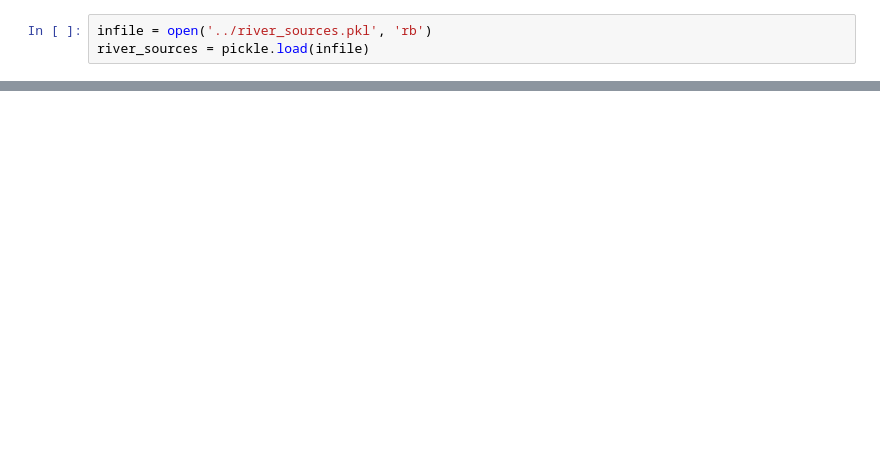
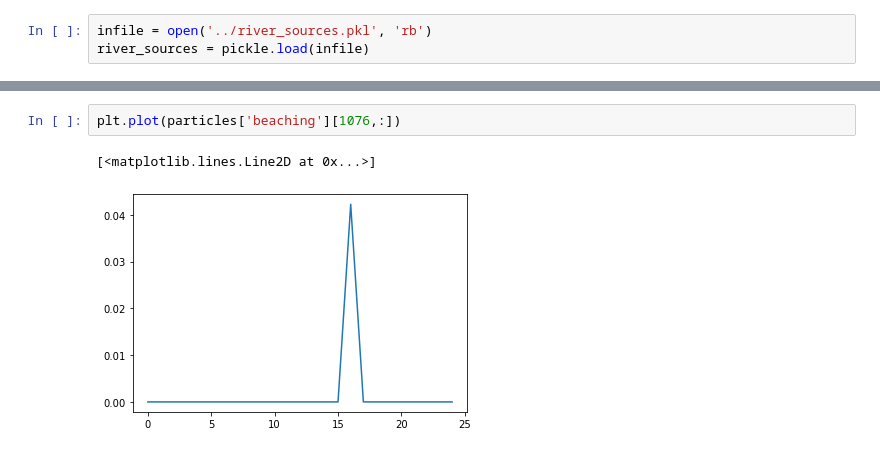
Before and after one commit to OceanParcels/BayesianAnalysis_SouthAtlantic, a Jupyter notebook: notebooks/model_setup.ipynb, the cells around one changed output, grey strips where cells are left out. Saved outputs shown, nothing was run; the diff lists cells and outputs as text; blank space fills up the shorter version.

```diff
--- a/notebooks/model_setup.ipynb
+++ b/notebooks/model_setup.ipynb
@@ -101 +213,6 @@ Attributes:
+# %%
+plt.plot(particles['beaching'][1076,:])
+# %% [output]
+[<matplotlib.lines.Line2D at 0x...>]
+[figure, added]
 # %%
```
Also changed, not shown: parts of 27 cells of this notebook, 4 other files.
